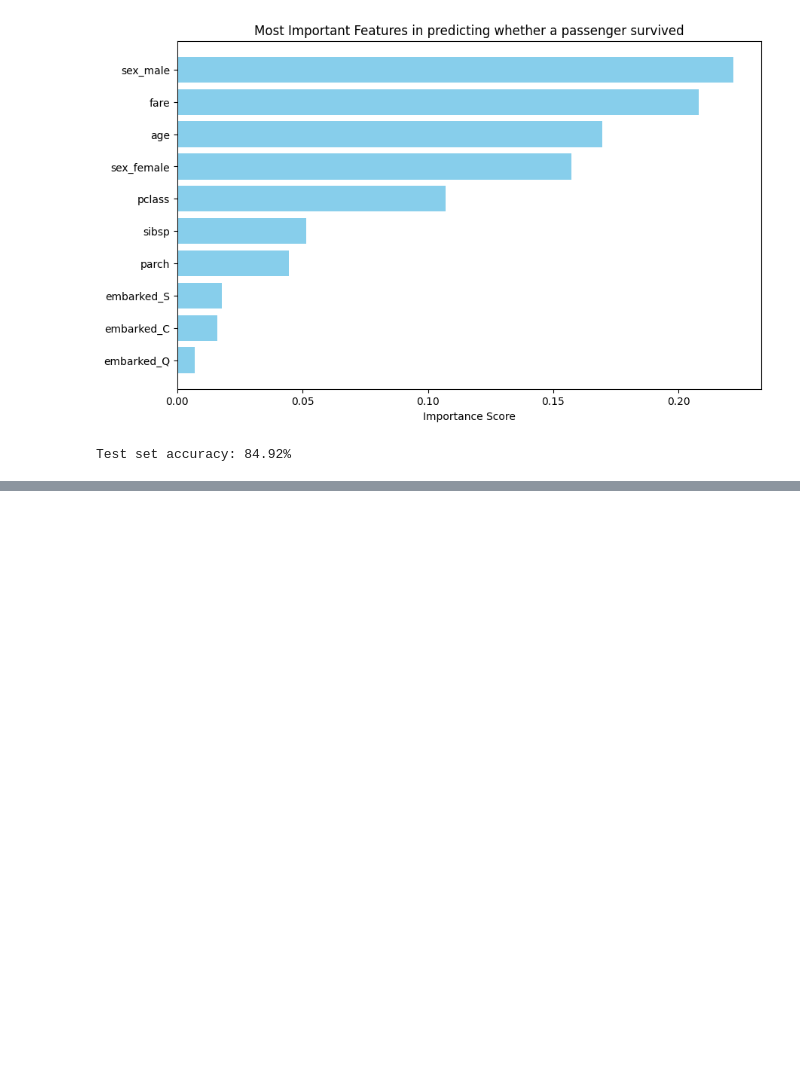
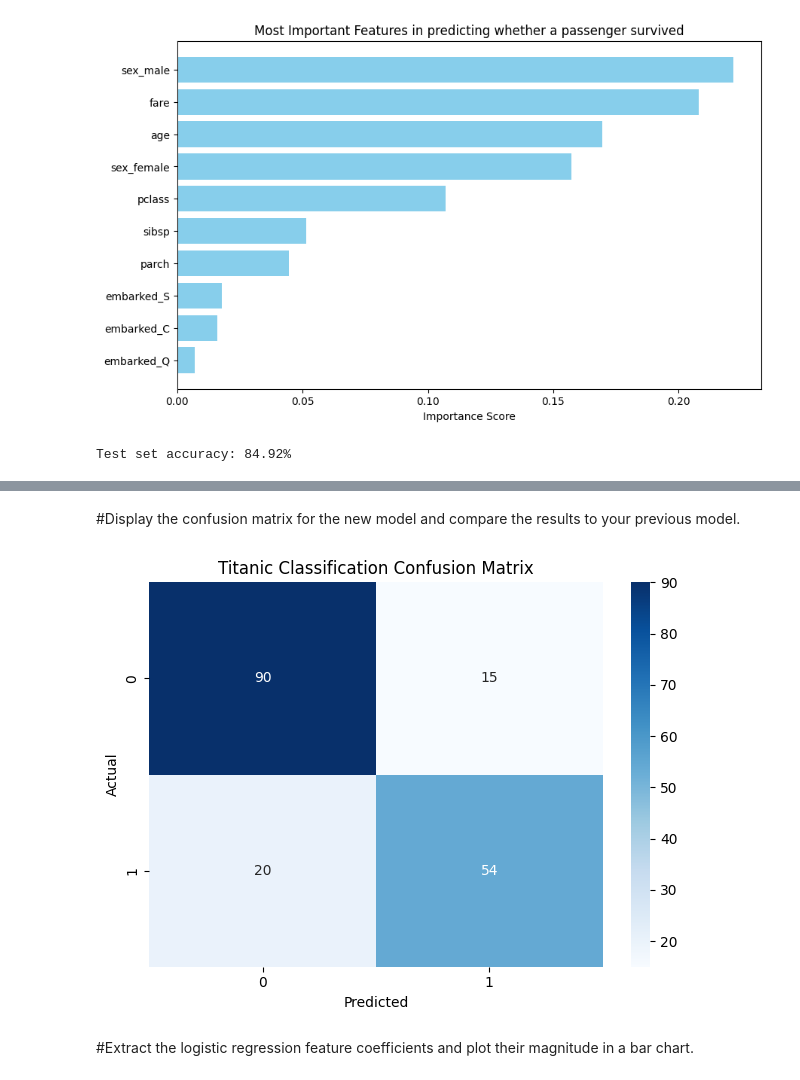
Before and after one commit to iam-ansuman/analyze-titanic-dataset-ML, a Jupyter notebook: titanic.ipynb, the cells around one changed output, grey strips where cells are left out. Saved outputs shown, nothing was run; the diff lists cells and outputs as text; code cells hidden in the pictures; blank space fills up the shorter version.

Commit message:
apply logisstic regression

```diff
--- a/titanic.ipynb
+++ b/titanic.ipynb
@@ -277,0 +283,24 @@ Test set accuracy: 84.92%
+# %%
+# Replace RandomForestClassifier with LogisticRegression
+pipeline.set_params(classifier=LogisticRegression(random_state=42))
+
+# update the model's estimator to use the new pipeline
+model.estimator = pipeline
+
+# Define a new grid with Logistic Regression parameters
+param_grid = {
+    # 'classifier__n_estimators': [50, 100],
+    # 'classifier__max_depth': [None, 10, 20],
+    # 'classifier__min_samples_split': [2, 5],
+    'classifier__solver' : ['liblinear'],
+    'classifier__penalty': ['l1', 'l2'],
+    'classifier__class_weight' : [None, 'balanced']
+}
+
+model.param_grid = param_grid
+
+# Fit the updated pipeline with Logistic Regression
+model.fit(X_train, y_train)
+
+# Make predictions
+y_pred = model.predict(X_test)
@@ -277,0 +338,21 @@ Test set accuracy: 84.92%
+# %% [markdown]
+#Display the confusion matrix for the new model and compare the results to your previous model.
+# %%
+# Generate the confusion matrix
+conf_matrix = confusion_matrix(y_test, y_pred)
+
+plt.figure()
+sns.heatmap(conf_matrix, annot=True, cmap='Blues', fmt='d')
+
+# Set the title and labels
+plt.title('Titanic Classification Confusion Matrix')
+plt.xlabel('Predicted')
+plt.ylabel('Actual')
+
+# Show the plot
+plt.tight_layout()
+plt.show()
+# %% [output]
+[figure, added]
+# %% [markdown]
+#Extract the logistic regression feature coefficients and plot their magnitude in a bar chart.
```
Also changed, not shown: parts of 6 cells of this notebook.
